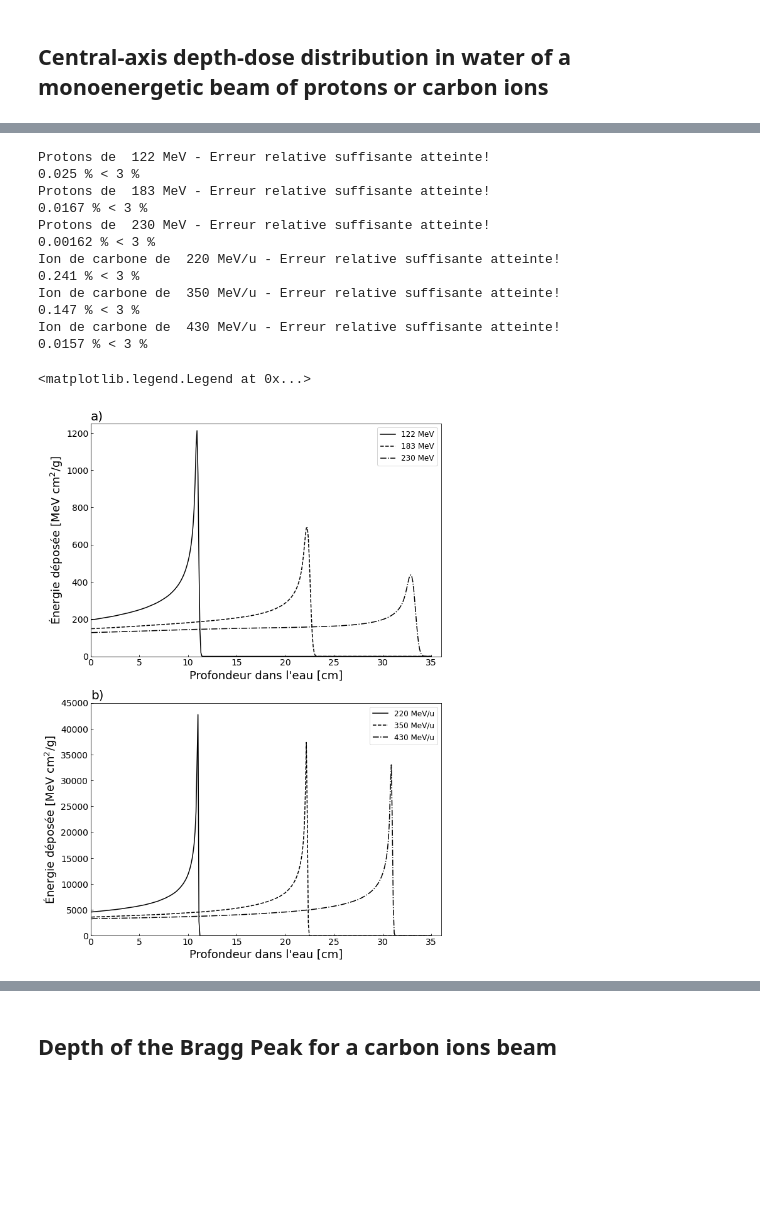
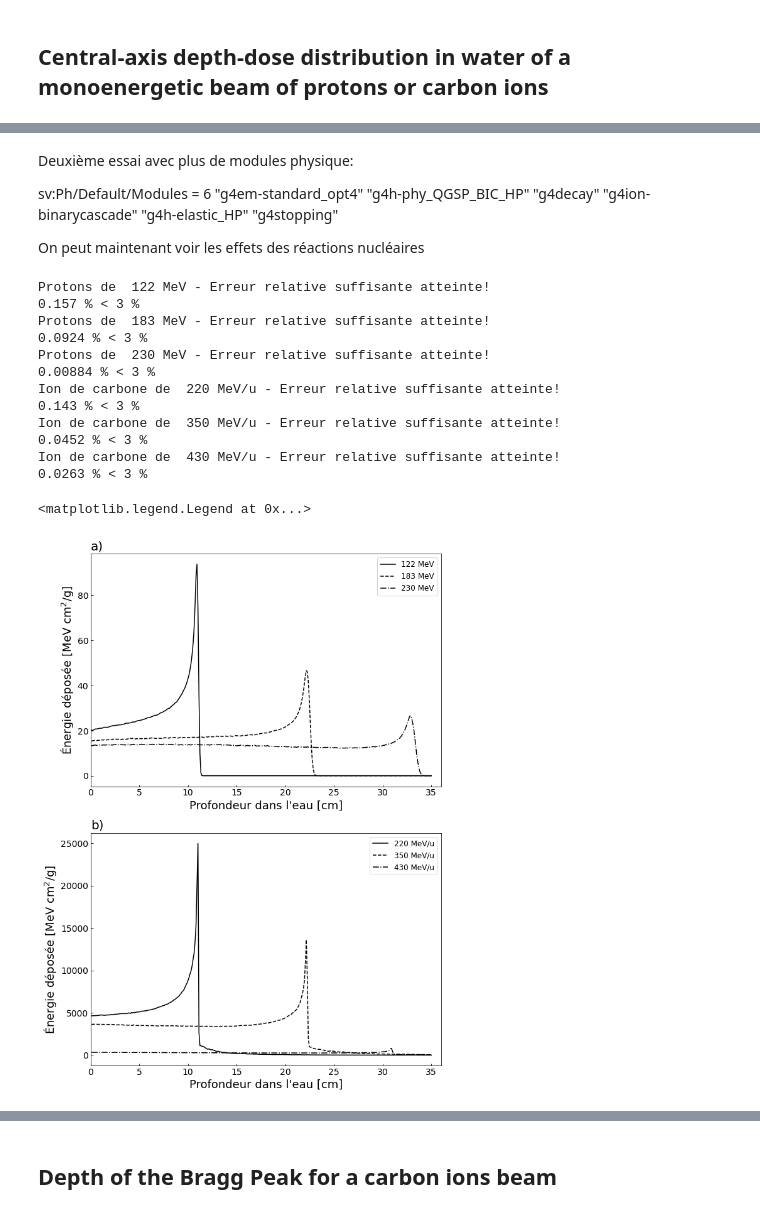
Before and after one commit to GAGER41/Topas_project, a Jupyter notebook: Devoir_topas_protons_2023.ipynb, the cells around one changed output, grey strips where cells are left out. Cells and saved outputs as stored; diff of their text form; code cells hidden in the pictures; blank space fills up the shorter version.

```diff
--- a/Devoir_topas_protons_2023.ipynb
+++ b/Devoir_topas_protons_2023.ipynb
@@ -34,5 +145,11 @@ MeV_to_joule = 1.602176565e-13 # J/MeV
+# %% [markdown]
+Deuxième essai avec plus de modules physique:
+
+sv:Ph/Default/Modules = 6 "g4em-standard_opt4" "g4h-phy_QGSP_BIC_HP" "g4decay" "g4ion-binarycascade" "g4h-elastic_HP" "g4stopping"
+
+On peut maintenant voir les effets des réactions nucléaires
 # %%
-""" Le code ci-bas génère la figure 6.12 du manuel de référence, soit [...] dans un fantôme d'eau."""
+""" Le code ci-bas génère la figure 6.12 du manuel de référence, soit soit le dépôt de la dose à différentes profondeurs dans un fantôme d'eau."""
 
 # ------------------------------- Paramètres ------------------------------------------- #
 """ Initialisation des paramètres utilisés dans les codes de simulation TOPAS. """
@@ -76,7 +193,7 @@ marker = ['-','--','-.',':','k-','k--','k-.','k:']
 ## Protons en premier
 for i in range(len(energies_p)):
     energy = energies_p[i]
-    path = r"C:\Users\gabri\Documents\Université\Maitrise\Session 1\physique_radiations\Devoir\Topas_project\Figure6_12\6_12_protons_{}MeV_broad.csv".format(energy)
+    path = r"C:\Users\gabri\Documents\Université\Maitrise\Session 1\physique_radiations\Devoir\Topas_project\Figure6_12\6_12_protons_{}MeV.csv".format(energy)
     bins, dose, std = csv_to_data(path)
 
     # erreur relative
@@ -96,46 +213,46 @@ for i in range(len(energies_p)):
     ax1.plot(depth, dose, marker[i], label="{} MeV".format(energy), color="k")
 
 ax1.set_xlim([0, 36])
-ax1.set_ylim([0, 1250])
+# ax1.set_ylim([0, 1250])
 ax1.legend(loc=0, frameon=True, fontsize='12')
 
 ## Carbone en second
 for i in range(len(energies_c)):
     energy = energies_c[i]
-    path = r"C:\Users\gabri\Documents\Université\Maitrise\Session 1\physique_radiations\Devoir\Topas_project\Figure6_12\6_12_carbon_{}MeV_broad.csv".format(energy)
+    path = r"C:\Users\gabri\Documents\Université\Maitrise\Session 1\physique_radiations\Devoir\Topas_project\Figure6_12\6_12_carbon_{}MeV.csv".format(energy)
     bins, dose, std = csv_to_data(path)
 
     # erreur relative
     std_rel_c[i] = (np.nanmean(std/dose))*100 # % erreur moyenne sur mesure de dose
     if std_rel_c[i] < 3: # erreur maximale est choisie à 3%
         print("Ion de carbone de ", energy, "MeV/u - Erreur relative suffisante atteinte!")
         print(format(std_rel_c[i], '.3g'), "% <", "3 %")
     else:
         print("Ion de carbone ", energy, "MeV/u - Erreur relative trop élevée")
         print(format(std_rel_c[i], '.3g'), "% >", "3 %")
 
     # conversion dose et profondeur
     depth = bins * tot_depths[1]/len(bins)
     dose = dose/(1000*MeV_to_joule*in_fluence_c[i]) # MeV cm2/g, conversion des MeV en Joule et normalisation par la fluence initiale
 
     # Figure
     ax2.plot(depth, dose, marker[i], label="{} MeV/u".format(energy), color="k")
 
 ax2.set_xlim([0, 36])
-ax2.set_ylim([0, 45000])
+# ax2.set_ylim([0, 45000])
 ax2.legend(loc=0, frameon=True, fontsize='12')
 # %% [output]
 Protons de  122 MeV - Erreur relative suffisante atteinte!
-0.025 % < 3 %
+0.157 % < 3 %
 Protons de  183 MeV - Erreur relative suffisante atteinte!
-0.0167 % < 3 %
+0.0924 % < 3 %
 Protons de  230 MeV - Erreur relative suffisante atteinte!
-0.00162 % < 3 %
+0.00884 % < 3 %
 Ion de carbone de  220 MeV/u - Erreur relative suffisante atteinte!
-0.241 % < 3 %
+0.143 % < 3 %
 Ion de carbone de  350 MeV/u - Erreur relative suffisante atteinte!
-0.147 % < 3 %
+0.0452 % < 3 %
 Ion de carbone de  430 MeV/u - Erreur relative suffisante atteinte!
-0.0157 % < 3 %
+0.0263 % < 3 %
 <matplotlib.legend.Legend at 0x...>
-[figure, old version]
+[figure, new version]
```
Also changed, not shown: parts of 3 cells of this notebook, 29 other files.
